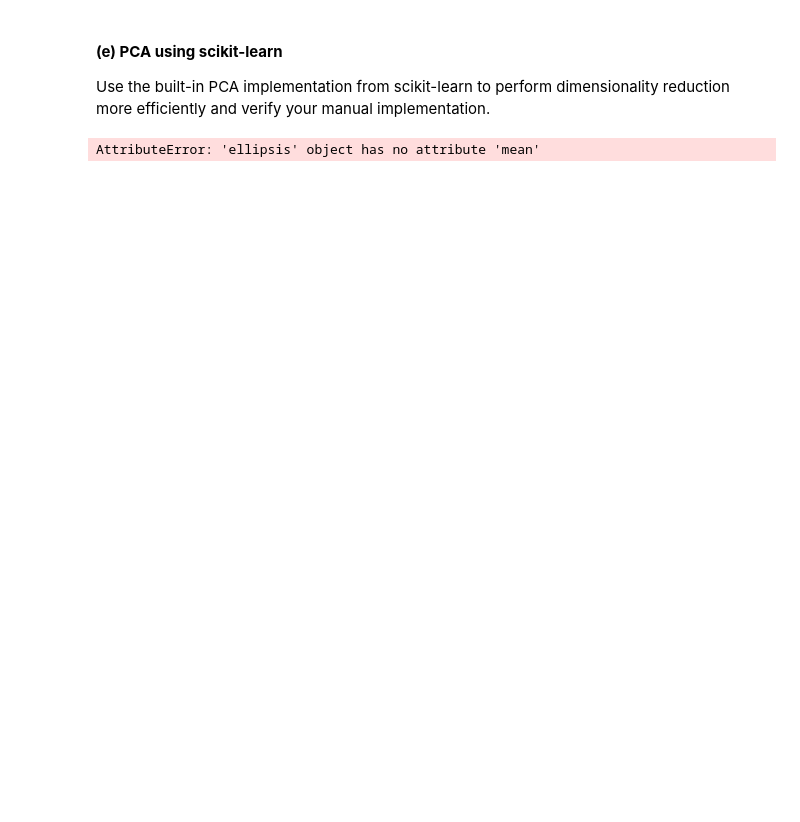
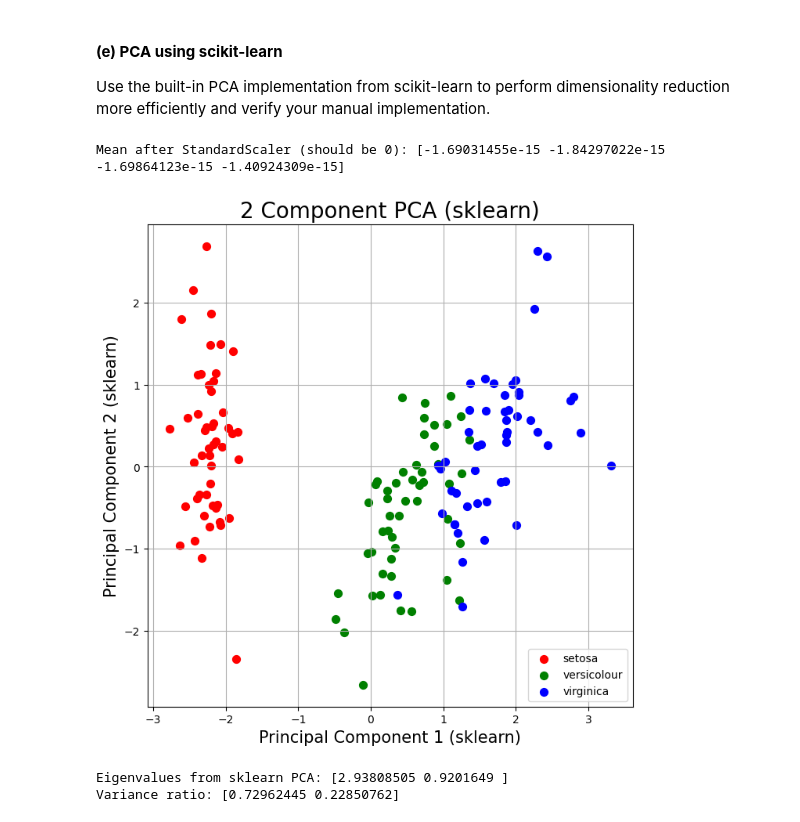
Before and after one commit to hanes1207/machine_learning_basics_and_practices, a Jupyter notebook: Assignment1/Assignment1_Part1.ipynb, the cells around one changed output. Saved outputs shown, nothing was run; the diff lists cells and outputs as text; code cells hidden in the pictures; blank space fills up the shorter version.

```diff
--- a/Assignment1/Assignment1_Part1.ipynb
+++ b/Assignment1/Assignment1_Part1.ipynb
@@ -457,35 +470,38 @@ Use the built-in PCA implementation from scikit-learn to perform dimensionality
 from sklearn.preprocessing import StandardScaler
 from sklearn.decomposition import PCA
 
 # ------------ Blank: Standardize using StandardScaler ------------
-scaler = ...
-z_sk = ...
+scaler = StandardScaler()
+z_sk = scaler.fit_transform(iris_x)
 # ---------------------------------------------------------------
 
 print("Mean after StandardScaler (should be 0):", z_sk.mean(axis=0))
 
 # ------------ Blank: Apply sklearn PCA to project to 2 components ------------
-pca = ...
-principalComponents = ...
+pca = PCA(n_components=2)
+principalComponents = pca.fit_transform(z_sk)
 # -------------------------------------------------------------------------
 
 principalDf_sk = pd.DataFrame(data=principalComponents, columns=['PC1','PC2'])
 principalDf_sk['target'] = iris_y
 
 plt.figure(figsize=(8,8))
 for target, color in zip(targets.keys(), colors):
     indicesToKeep = (iris_y == target)
     plt.scatter(principalDf_sk.loc[indicesToKeep, 'PC1'],
                 principalDf_sk.loc[indicesToKeep, 'PC2'],
                 c=color, s=50, label=targets[target])
 plt.xlabel('Principal Component 1 (sklearn)', fontsize=15)
 plt.ylabel('Principal Component 2 (sklearn)', fontsize=15)
 plt.title('2 Component PCA (sklearn)', fontsize=20)
 plt.legend()
 plt.grid()
 plt.show()
 
 print("Eigenvalues from sklearn PCA:", pca.explained_variance_)
 print("Variance ratio:", pca.explained_variance_ratio_)
 # %% [output]
-AttributeError: 'ellipsis' object has no attribute 'mean'
+Mean after StandardScaler (should be 0): [-1.69031455e-15 -1.84297022e-15 -1.69864123e-15 -1.40924309e-15]
+[figure, added]
+Eigenvalues from sklearn PCA: [2.93808505 0.9201649 ]
+Variance ratio: [0.72962445 0.22850762]
```
Also changed, not shown: parts of 5 cells of this notebook, 1 other file.
